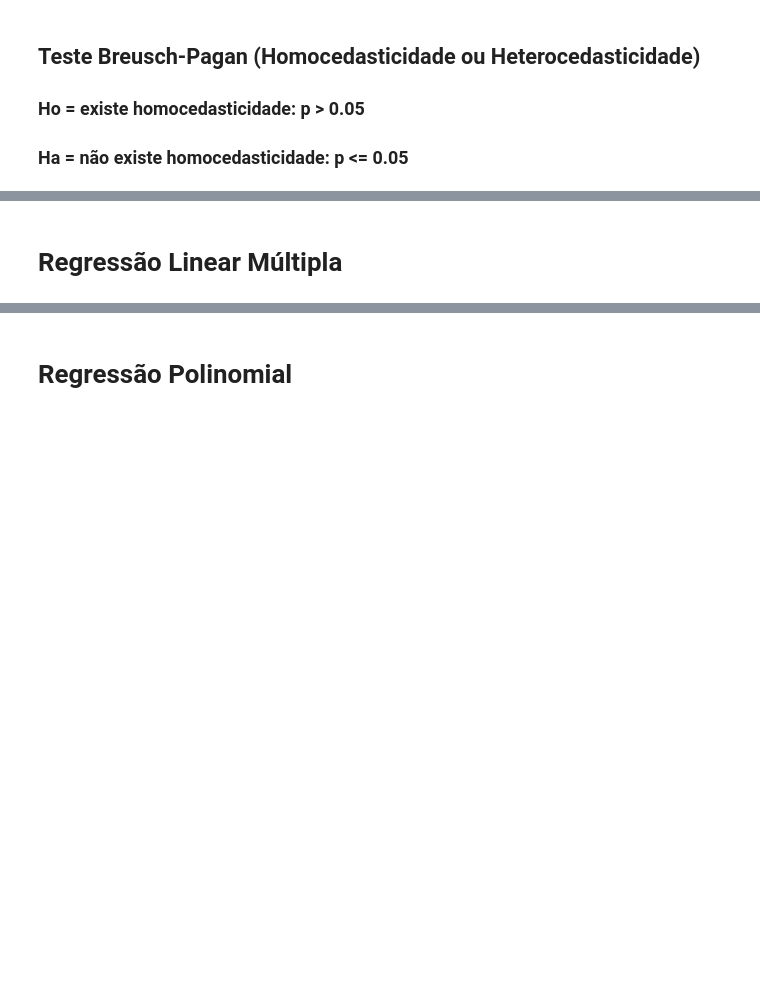
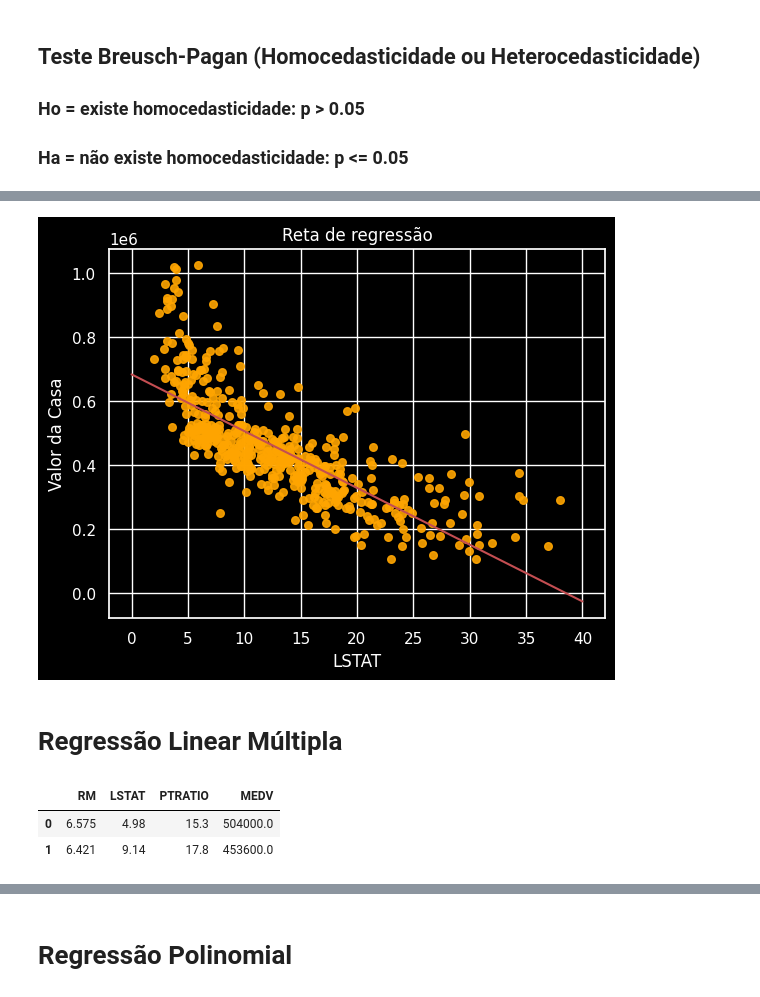
Before and after one commit to DiogoMonteiro99/repos, a Jupyter notebook: casas_boston.ipynb, the cells around one changed output, grey strips where cells are left out. Saved outputs shown, nothing was run; the diff lists cells and outputs as text; code cells hidden in the pictures; blank space fills up the shorter version.

```diff
--- a/casas_boston.ipynb
+++ b/casas_boston.ipynb
@@ -1063,2 +1173,18 @@ plt.show()
+# %%
+plt.scatter(y=df.MEDV,x=df.LSTAT, color="orange", s=30, alpha=0.9)
+x_plot = np.linspace(0,40)
+plt.plot(x_plot, x_plot*regressao.params[1]+regressao.params[0], color='r')
+plt.title('Reta de regressão')
+plt.ylabel('Valor da Casa')
+plt.xlabel('LSTAT')
+plt.show()
+# %% [output]
+[figure, added]
 # %% [markdown]
 # **Regressão Linear Múltipla**
+# %%
+df.head(2)
+# %% [output]
+|  | RM | LSTAT | PTRATIO | MEDV |
+| 0 | 6.575 | 4.98 | 15.3 | 504000.0 |
+| 1 | 6.421 | 9.14 | 17.8 | 453600.0 |
```
Also changed, not shown: parts of 31 cells of this notebook.
